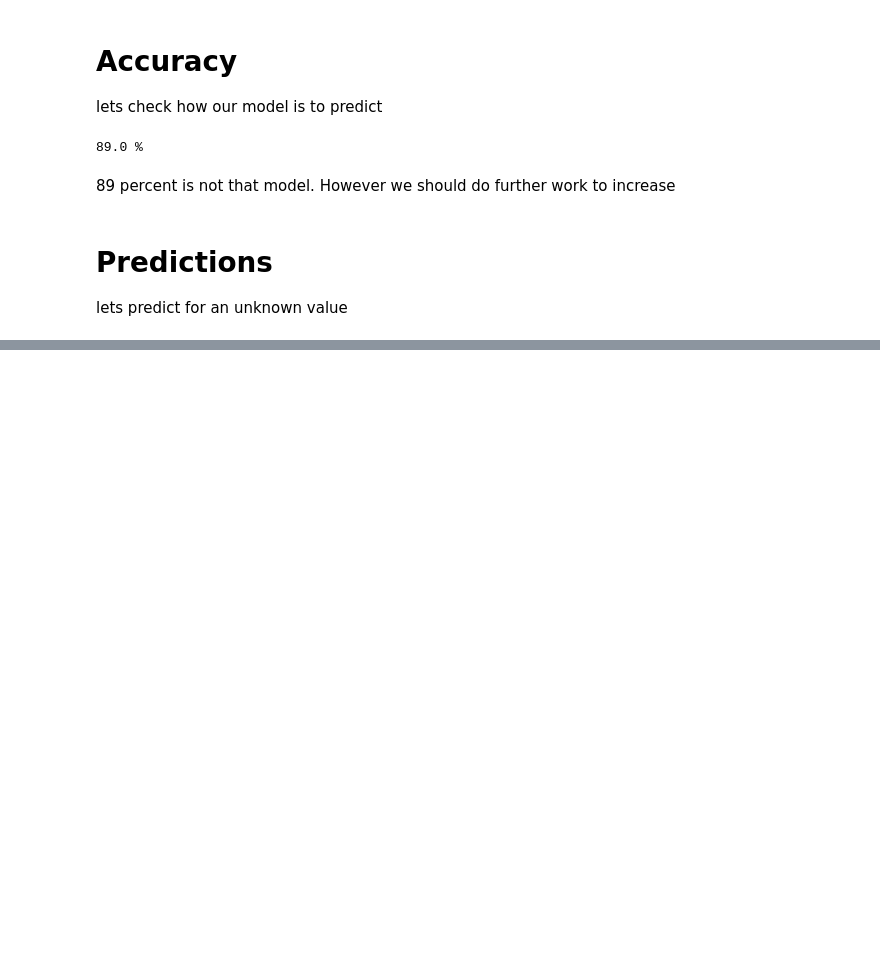
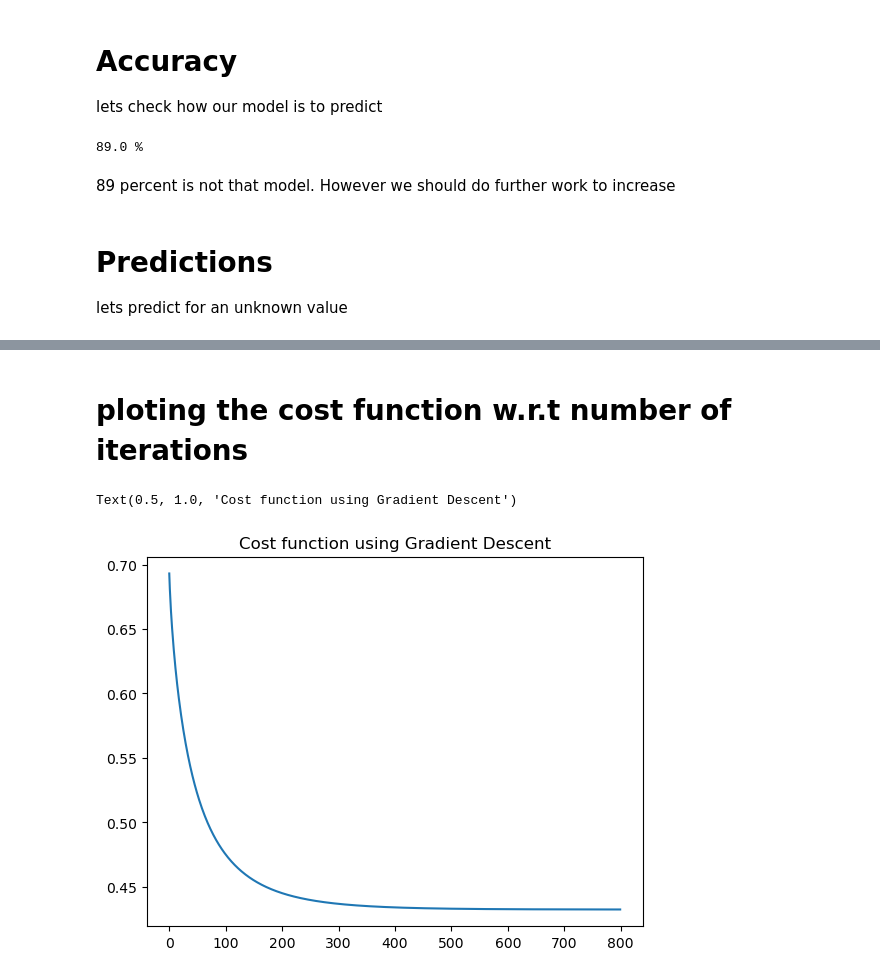
Before and after one commit to khalequzzamanlikhon/ML-Coursera-Python, a Jupyter notebook: Machine-Learning-Coursera-python.ipynb, the cells around one changed output, grey strips where cells are left out. Drawn from its saved outputs; the diff is of its cells as text; code cells hidden in the pictures; blank space fills up the shorter version.

Commit message:
logistic regression using regularization is implemented

```diff
--- a/Machine-Learning-Coursera-python.ipynb
+++ b/Machine-Learning-Coursera-python.ipynb
@@ -492,0 +556,3 @@ Student with scores 45 and 85, we predict an admission probability of 0.82300909
+# %%
+def sigmoid(z):
+    return 1/(1+np.exp(-z))
@@ -492,0 +602,11 @@ Student with scores 45 and 85, we predict an admission probability of 0.82300909
+# %%
+# Initialize fitting parameters
+initial_theta = np.zeros((X.shape[1], 1))
+# Set regularization parameter lambda to 1
+Lambda = 1
+
+#initial theta
+print("initial theta",theta[:3])
+#Compute and display initial cost and gradient for regularized logistic regression
+cost, grad=costFunctionReg(initial_theta, X, y, Lambda)
+print("Cost at initial theta (zeros):",cost)
@@ -492,0 +663,23 @@ Student with scores 45 and 85, we predict an admission probability of 0.82300909
+# %%
+num_iters=800
+alpha=.2
+# %%
+def gradientDescent(X,y,theta,alpha,num_iters,Lambda):
+    """
+    Take in numpy array X, y and theta and update theta by taking num_iters gradient steps
+    with learning rate of alpha
+
+    return theta and the list of the cost of theta during each iteration
+    """
+
+    m=len(y)
+    J_history =[]
+
+    for i in range(num_iters):
+        cost, grad = costFunctionReg(theta,X,y,Lambda)
+        theta = theta - (alpha * grad)
+        J_history.append(cost)
+
+    return theta , J_history
+theta , J_history = gradientDescent(X,y,initial_theta,1,num_iters,0.2)
+print("The regularized theta using ridge regression:\n",theta)
@@ -492,0 +704,8 @@ Student with scores 45 and 85, we predict an admission probability of 0.82300909
+# %% [markdown]
+# ploting the cost function w.r.t number of iterations
+# %%
+plt.plot(J_history)
+plt.title("Cost function using Gradient Descent")
+# %% [output]
+Text(0.5, 1.0, 'Cost function using Gradient Descent')
+[figure, added]
```
Also changed, not shown: parts of 26 cells of this notebook.
